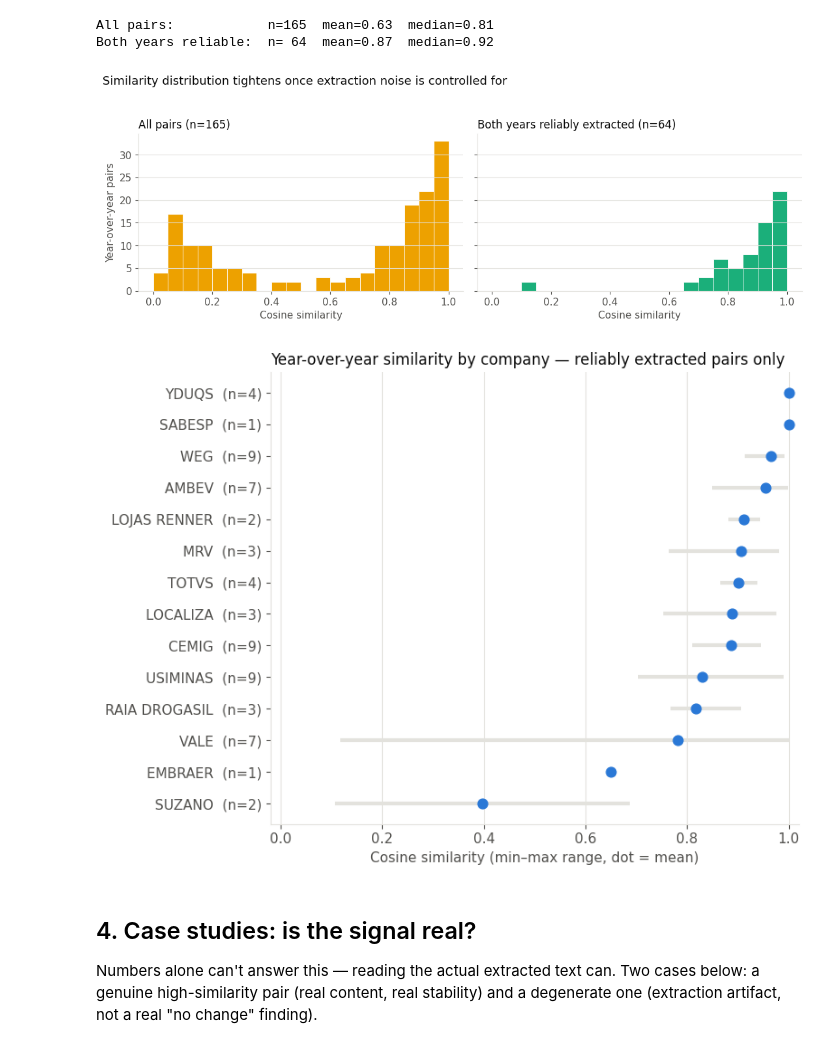
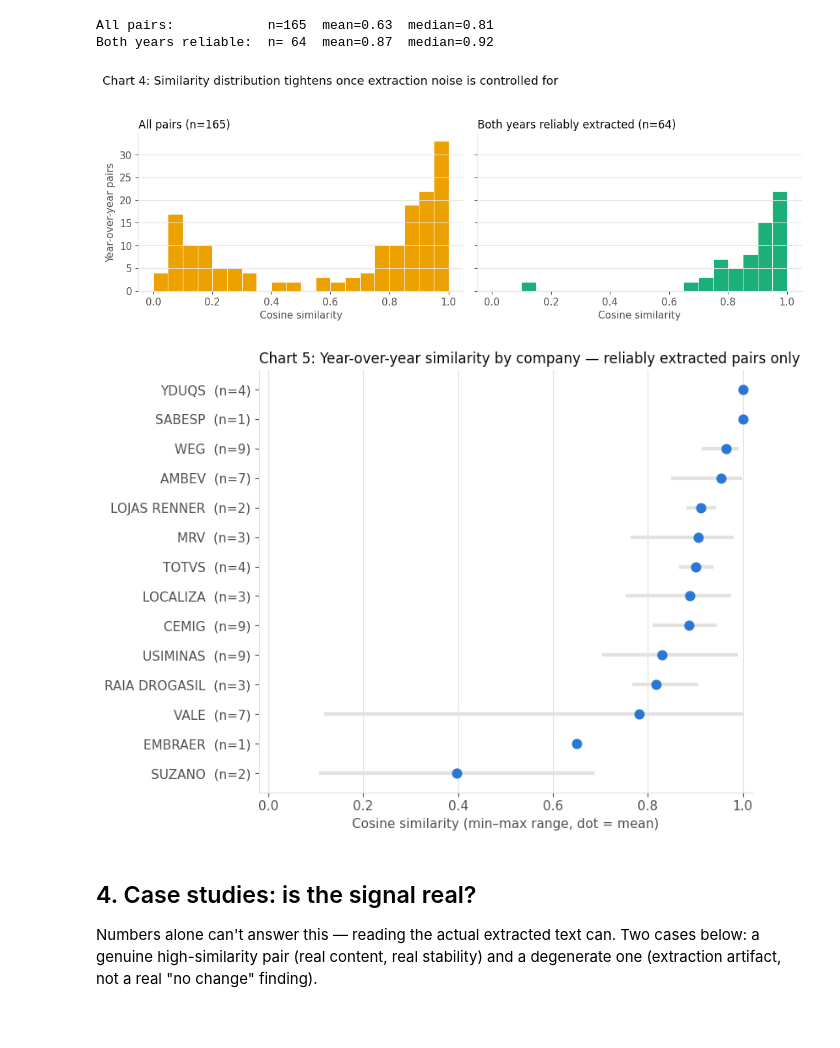
Before and after one commit to Lukijon/Thesis, a Jupyter notebook: notebooks/poc_overview.ipynb, the cells around one changed output. Saved outputs shown, nothing was run; the diff lists cells and outputs as text; code cells hidden in the pictures.

```diff
--- a/notebooks/poc_overview.ipynb
+++ b/notebooks/poc_overview.ipynb
@@ -175,34 +175,34 @@ for ax in axes:
     ax.set_xlabel("Cosine similarity")
     ax.grid(axis="x", visible=False)
 axes[0].set_ylabel("Year-over-year pairs")
-fig.suptitle("Similarity distribution tightens once extraction noise is controlled for", x=0.01, ha="left", fontsize=13, color=TEXT_PRIMARY)
+fig.suptitle("Chart 4: Similarity distribution tightens once extraction noise is controlled for", x=0.01, ha="left", fontsize=13, color=TEXT_PRIMARY)
 fig.tight_layout(rect=[0, 0, 1, 0.94])
 plt.show()
 # %% [output]
-[figure, old version]
+[figure, new version]
 # %%
 # Per-company mean similarity with min-max range, reliable pairs only.
 # Sequential magnitude -> single hue; error bars show within-company spread.
 by_company = (
     both_reliable.groupby("name")["cosine_similarity"]
     .agg(["mean", "min", "max", "count"])
     .sort_values("mean")
 )
 
 fig, ax = plt.subplots(figsize=(8, 6))
 y = range(len(by_company))
 ax.hlines(y, by_company["min"], by_company["max"], color=GRID, linewidth=3, zorder=1)
 ax.scatter(by_company["mean"], y, color=BLUE, s=60, zorder=2, label="Mean")
 ax.set_yticks(list(y))
 ax.set_yticklabels([f"{n}  (n={c})" for n, c in zip(by_company.index, by_company["count"])])
 ax.set_xlabel("Cosine similarity (min–max range, dot = mean)")
-ax.set_title("Year-over-year similarity by company — reliably extracted pairs only", loc="left", fontsize=12, color=TEXT_PRIMARY)
+ax.set_title("Chart 5: Year-over-year similarity by company — reliably extracted pairs only", loc="left", fontsize=12, color=TEXT_PRIMARY)
 ax.set_xlim(-0.02, 1.02)
 ax.grid(axis="y", visible=False)
 fig.tight_layout()
 plt.show()
 # %% [output]
-[figure, old version]
+[figure, new version]
 # %% [markdown]
 ## 4. Case studies: is the signal real?
 
```
Also changed, not shown: parts of 5 cells of this notebook, 5 other files.
